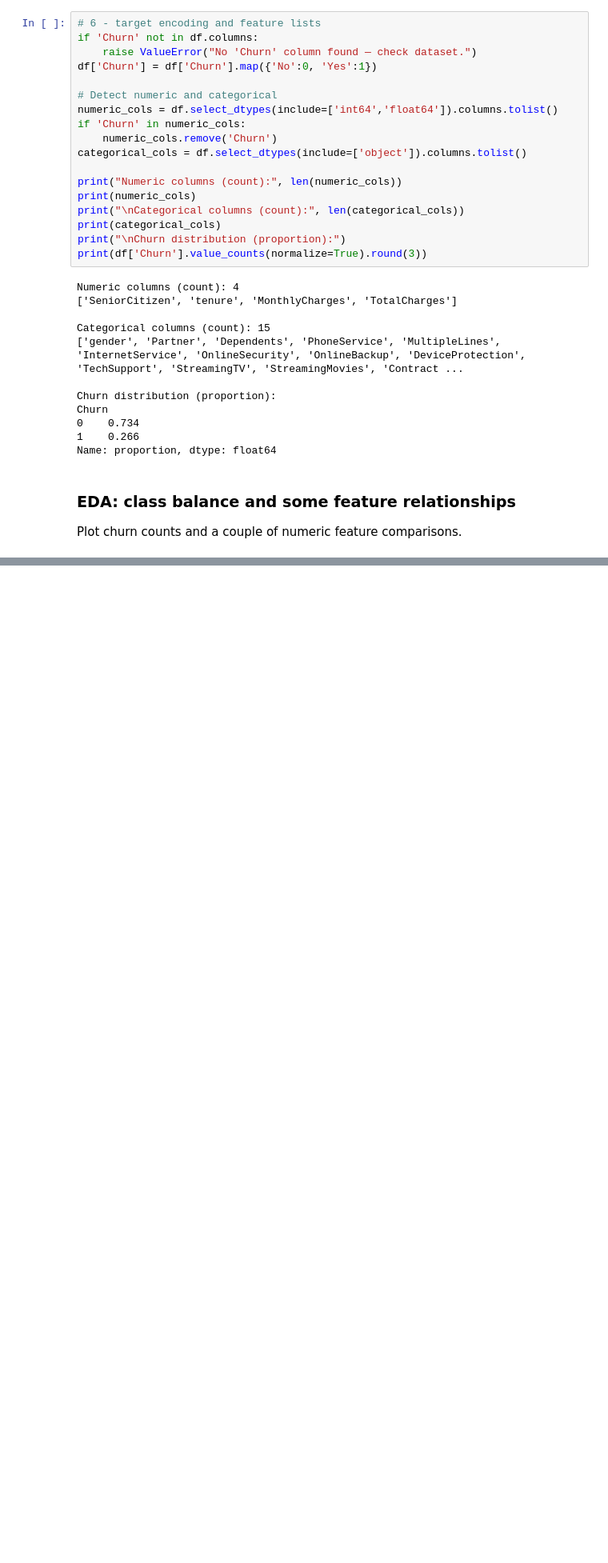
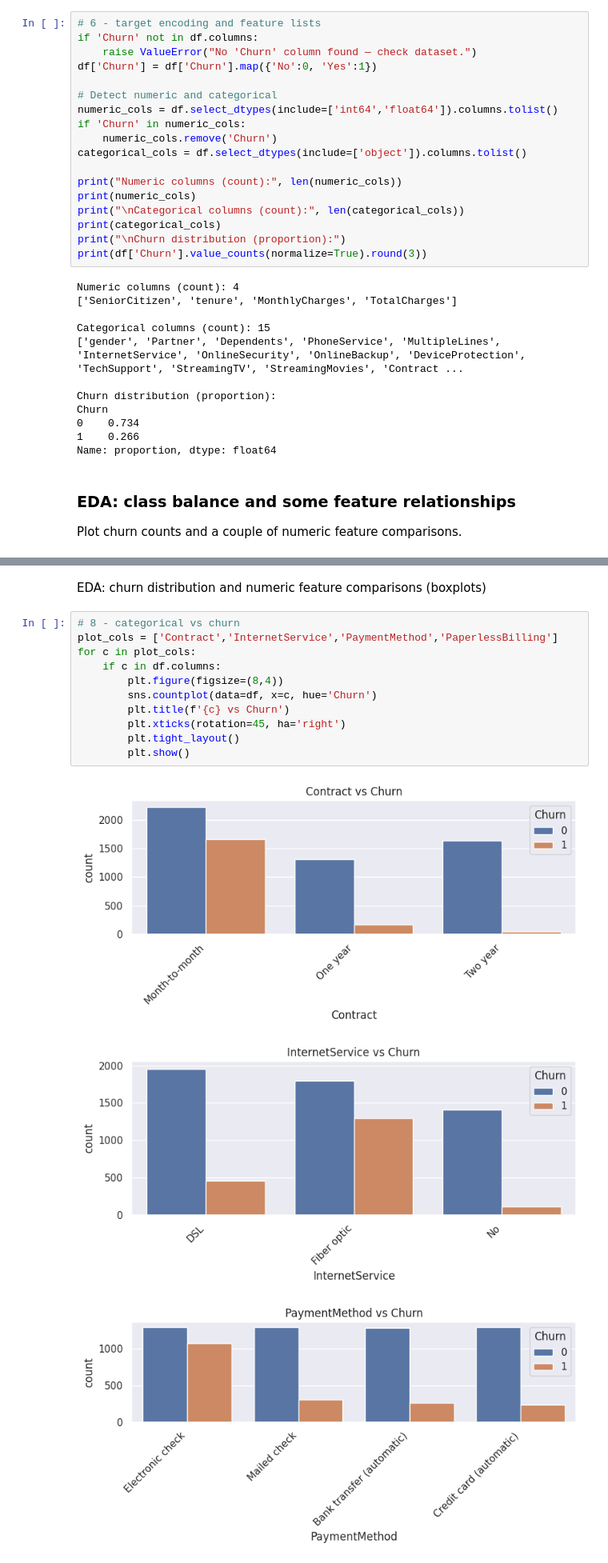
Before and after one commit to Thush099/CM2604-Churn-Classifier, a Jupyter notebook: CM2604_Telco_Churn_Project.ipynb, the cells around one changed output, grey strips where cells are left out. Shown: that part at 80% size. Saved outputs shown, nothing was run; the diff lists cells and outputs as text; blank space fills up the shorter version.

Commit message:
EDA: categorical features vs churn (Contract, InternetService, PaymentMethod)

```diff
--- a/CM2604_Telco_Churn_Project.ipynb
+++ b/CM2604_Telco_Churn_Project.ipynb
@@ -211,3 +211,20 @@ for col in ['tenure','MonthlyCharges','TotalCharges']:
 [figure]
 [figure]
 [figure]
+# %% [markdown]
+EDA: churn distribution and numeric feature comparisons (boxplots)
+# %%
+# 8 - categorical vs churn
+plot_cols = ['Contract','InternetService','PaymentMethod','PaperlessBilling']
+for c in plot_cols:
+    if c in df.columns:
+        plt.figure(figsize=(8,4))
+        sns.countplot(data=df, x=c, hue='Churn')
+        plt.title(f'{c} vs Churn')
+        plt.xticks(rotation=45, ha='right')
+        plt.tight_layout()
+        plt.show()
+# %% [output]
+[figure, added]
+[figure, added]
+[figure, added]
```
Also changed, not shown: parts of 2 cells of this notebook.
